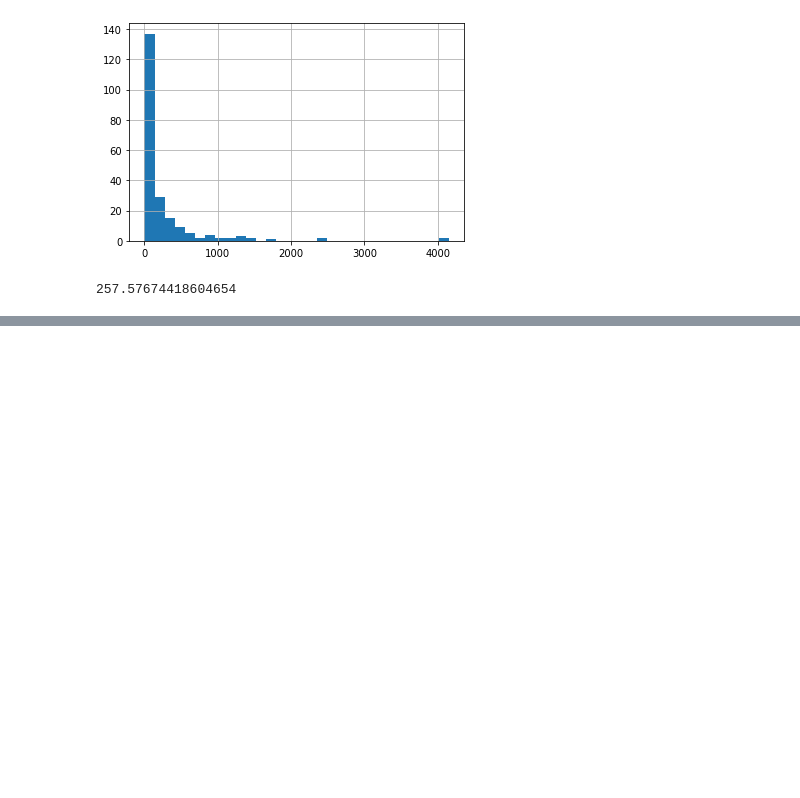
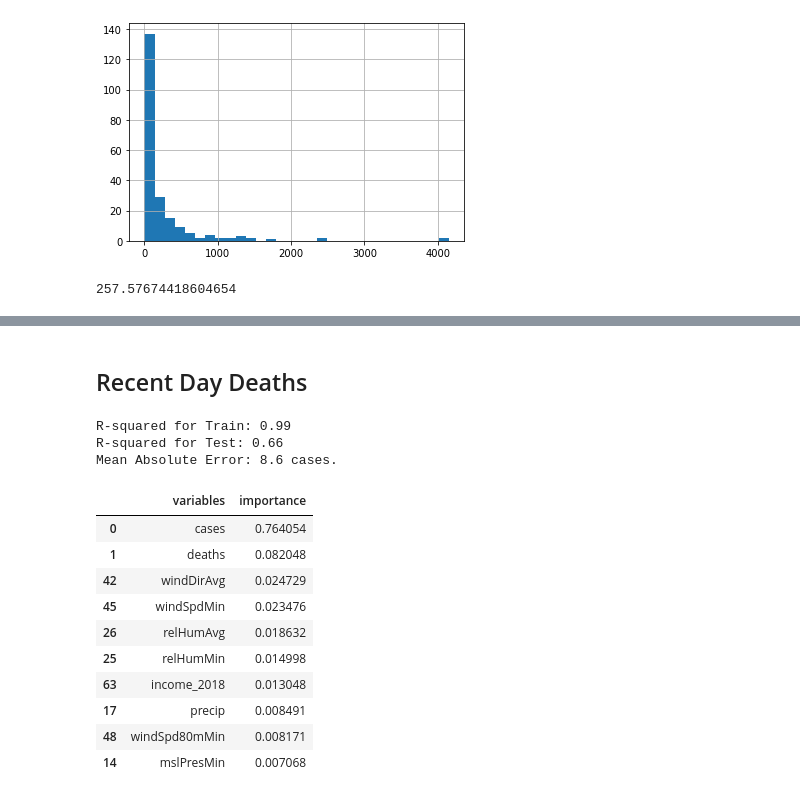
Before and after one commit to TianyuanCai/covid19, a Jupyter notebook: model/trees.ipynb, the cells around one changed output, grey strips where cells are left out. Drawn from its saved outputs; the diff is of its cells as text; code cells hidden in the pictures; blank space fills up the shorter version.

```diff
--- a/model/trees.ipynb
+++ b/model/trees.ipynb
@@ -420,0 +399,36 @@ plt.scatter(x=y_pred, y = residuals)
+# %% [markdown]
+## Recent Day Deaths
+# %%
+y = df.day_30_delta_deaths
+X_train, X_test, y_train, y_test = train_test_split(X, y, test_size=0.2, random_state=42)
+# %%
+gbr = GradientBoostingRegressor(learning_rate = 0.05, min_samples_leaf = 1, min_samples_split= 5, n_estimators = 100)
+gbr.fit(X_train, y_train)
+
+print("R-squared for Train: %.2f" % gbr.score(X_train, y_train))
+print("R-squared for Test: %.2f" % gbr.score(X_test, y_test))
+y_pred = gbr.predict(X_test)
+# Calculate the absolute errors
+mae = round(np.mean(abs(y_pred - y_test)),2)
+# Print out the mean absolute error (mae)
+print('Mean Absolute Error:', mae, 'cases.')
+# %% [output]
+R-squared for Train: 0.99
+R-squared for Test: 0.66
+Mean Absolute Error: 8.6 cases.
+# %%
+pd.concat((pd.DataFrame(X_train.columns, columns = ['variables']),
+           pd.DataFrame(gbr.feature_importances_, columns = ['importance'])),
+          axis = 1).sort_values(by='importance', ascending = False)[:10]
+# %% [output]
+|  | variables | importance |
+| 0 | cases | 0.764054 |
+| 1 | deaths | 0.082048 |
+| 42 | windDirAvg | 0.024729 |
+| 45 | windSpdMin | 0.023476 |
+| 26 | relHumAvg | 0.018632 |
+| 25 | relHumMin | 0.014998 |
+| 63 | income_2018 | 0.013048 |
+| 17 | precip | 0.008491 |
+| 48 | windSpd80mMin | 0.008171 |
+| 14 | mslPresMin | 0.007068 |
```
Also changed, not shown: parts of 27 cells of this notebook.
